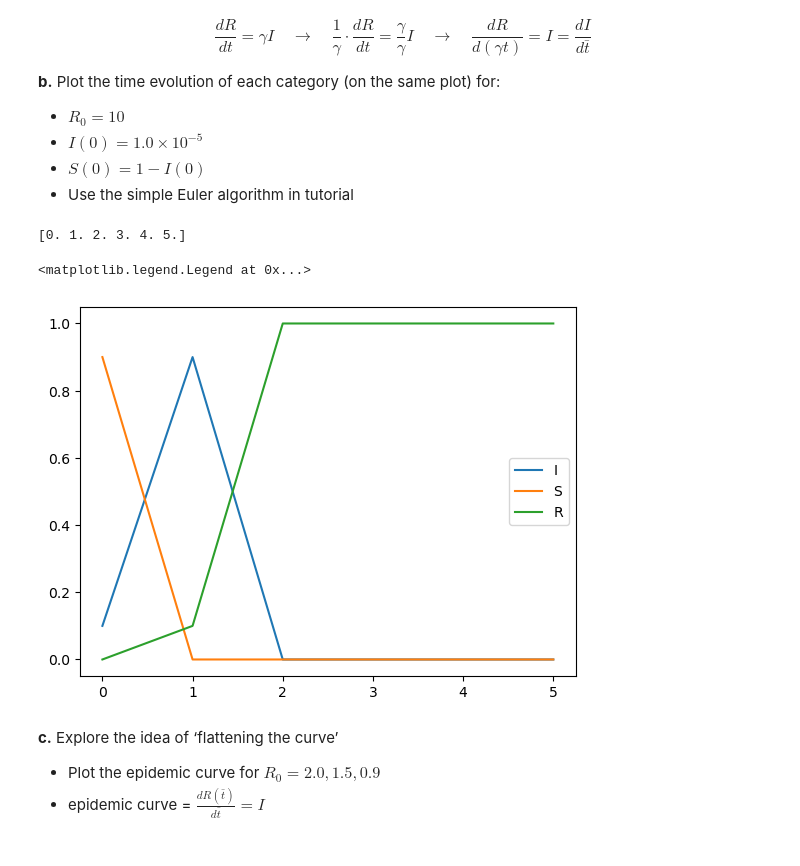
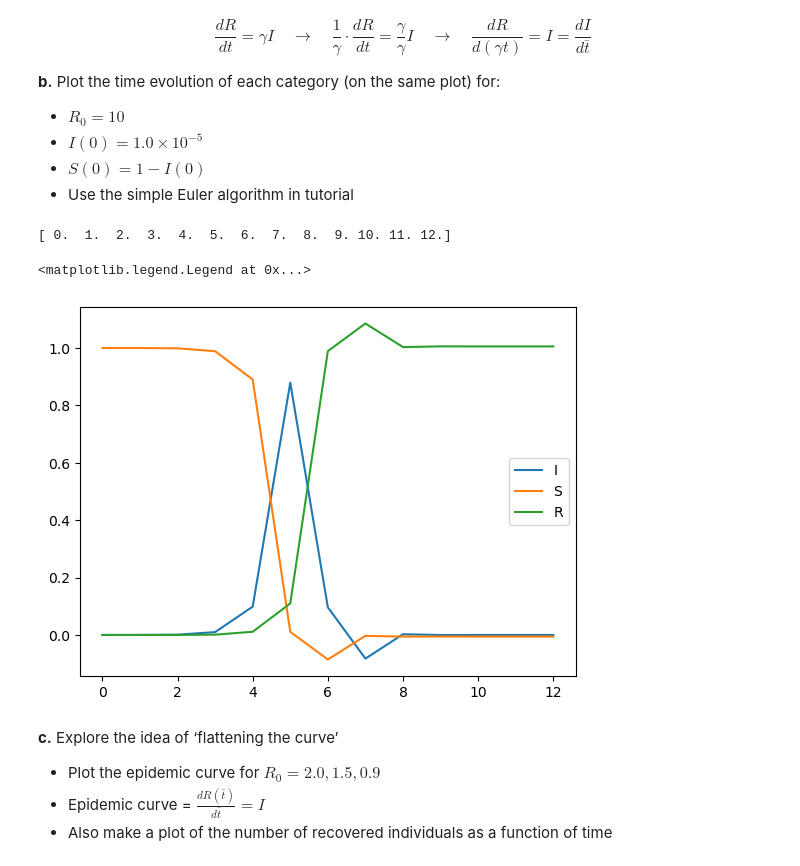
Before and after one commit to helen-5808/QBIO110, a Jupyter notebook: PS1/ps1.ipynb, the cells around one changed output. Saved outputs shown, nothing was run; the diff lists cells and outputs as text; code cells hidden in the pictures.

```diff
--- a/PS1/ps1.ipynb
+++ b/PS1/ps1.ipynb
@@ -83,14 +83,14 @@ import numpy as np
 
 # Initializing variables
 R0: int = 10 # basic reproductive ratio
-I_var: float = 0.1
+I_var: float = 0.00001
 S_var: float = 1.0 - I_var
 R_var: float = 0.0
 tbar: float = 0.0
 
 # Time progression variables
 delta_time: float = 1
-total_time: float = delta_time*5
+total_time: float = delta_time*12
 
 # Set arrays to store the data at each time step
 num_time_steps: int = int(total_time/delta_time) + 1
@@ -100,39 +100,40 @@ R_array: np.ndarray = np.zeros(num_time_steps)
 time_array: np.ndarray = np.zeros(num_time_steps)
 
 # Loop over each time increment
 for i in range(num_time_steps):
     # Add the current numbers to our storage arrays.
     S_array[i] = S_var
     I_array[i] = I_var
     R_array[i] = R_var
     time_array[i] = tbar
 
     # Calculate the change in each variable over the delta_time
     delta_S: float = -R0*S_var*I_var
     delta_I: float = R0*S_var*I_var - I_var
     delta_R: float = I_var
 
     # Update the variables according to the change
     S_var += delta_S
     I_var += delta_I
     R_var += delta_R
 
     # Increment time
     tbar += delta_time
 
 print(time_array)
 plt.plot(time_array, I_array, label="I")
 plt.plot(time_array, S_array, label="S")
 plt.plot(time_array, R_array, label="R")
 plt.legend()
 # %% [output]
-[0. 1. 2. 3. 4. 5.]
+[ 0.  1.  2.  3.  4.  5.  6.  7.  8.  9. 10. 11. 12.]
 <matplotlib.legend.Legend at 0x...>
-[figure, old version]
+[figure, new version]
 # %% [markdown]
 **c.** Explore the idea of ‘flattening the curve’
 - Plot the epidemic curve for $R_0 = 2.0, 1.5, 0.9$
-- epidemic curve = $\frac{dR(\bar{t})}{d\bar{t}} = I$
+- Epidemic curve = $\frac{dR(\bar{t})}{d\bar{t}} = I$
+- Also make a plot of the number of recovered individuals as a function of time
 # %%
 import matplotlib.pyplot as plt
 import numpy as np
```
Also changed, not shown: parts of 1 cell of this notebook.
